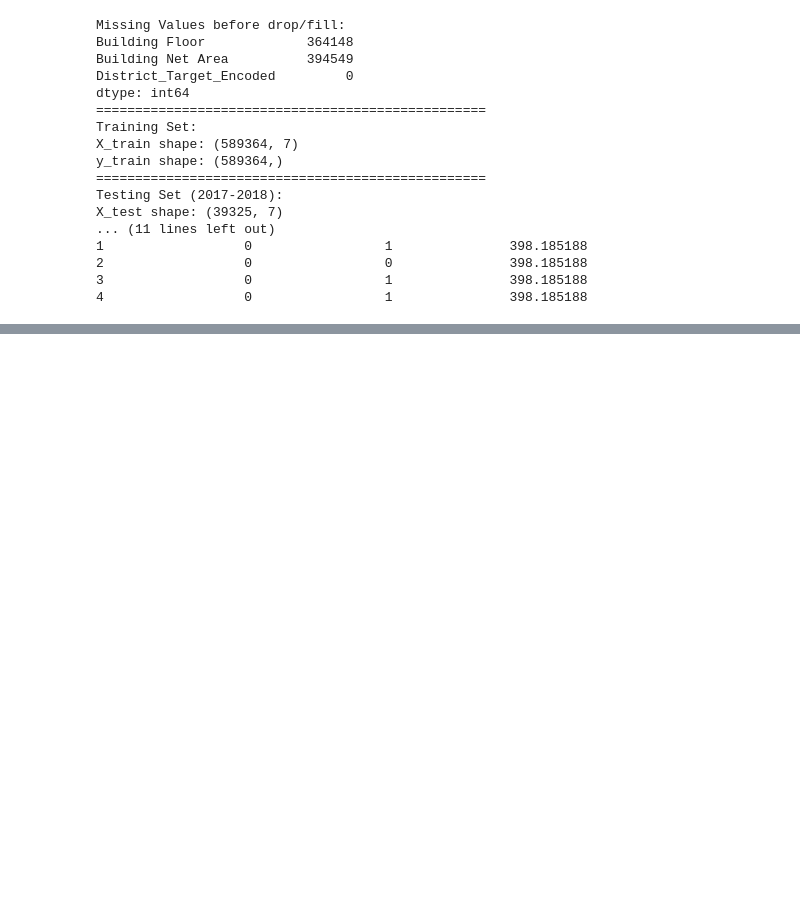
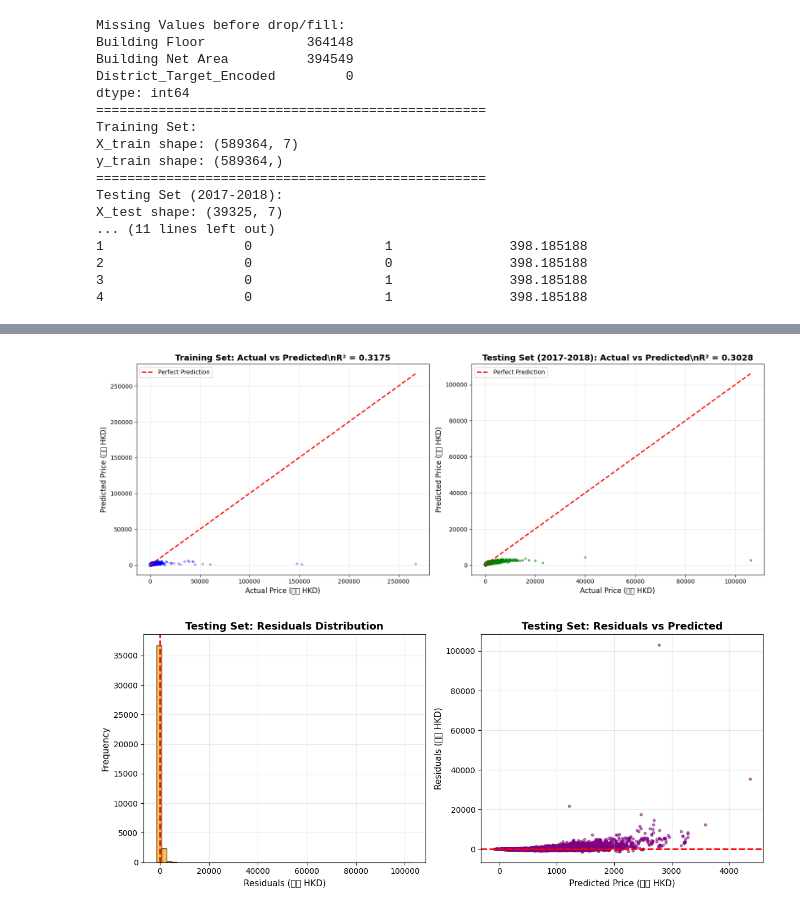
Before and after one commit to hung51607602/COMP4096_GroupProject, a Jupyter notebook: version_2.ipynb, the cells around one changed output, grey strips where cells are left out. Saved outputs shown, nothing was run; the diff lists cells and outputs as text; code cells hidden in the pictures; blank space fills up the shorter version.

```diff
--- a/version_2.ipynb
+++ b/version_2.ipynb
@@ -164,9 +164,17 @@ print(df[["Building Floor", "Building Net Area", "District_Target_Encoded"]].isn
 
 df_clean = df.dropna(subset=["Building Floor", "Building Net Area", "Building Price hkd"])
 
-# Re-apply masks on clean data
-train_mask_clean = df_clean['Transaction date'] < '2017-01-01'
-test_mask_clean = (df_clean['Transaction date'] >= '2017-01-01') & (df_clean['Transaction date'] <= '2018-12-31')
+# Convert 'Transaction date' to numeric (ordinal) for Linear Regression
+# This is CRITICAL: Linear models cannot handle datetime objects
+df_clean = df_clean.copy()  # Avoid SettingWithCopyWarning
+df_clean['Transaction date'] = df_clean['Transaction date'].map(lambda x: x.toordinal())
+
+# Re-apply masks on clean data (using ordinal comparison)
+cutoff_ordinal = pd.Timestamp('2017-01-01').toordinal()
+end_ordinal = pd.Timestamp('2018-12-31').toordinal()
+
+train_mask_clean = df_clean['Transaction date'] < cutoff_ordinal
+test_mask_clean = (df_clean['Transaction date'] >= cutoff_ordinal) & (df_clean['Transaction date'] <= end_ordinal)
 
 # 7. Split into X and y
 feature_cols = [
@@ -218,0 +333,64 @@ X_test shape: (39325, 7)
+# %%
+# 10. Visualization: Predicted vs Actual
+
+fig, axes = plt.subplots(1, 2, figsize=(16, 6))
+
+# === Left: Training Set ===
+ax1 = axes[0]
+ax1.scatter(y_train, y_pred_train, alpha=0.3, s=10, color='blue')
+# Perfect prediction line
+min_val = min(float(y_train.min()), float(y_pred_train.min()))
+max_val = max(float(y_train.max()), float(y_pred_train.max()))
+ax1.plot([min_val, max_val], [min_val, max_val], 'r--', lw=2, label='Perfect Prediction')
+
+ax1.set_xlabel('Actual Price (万元 HKD)', fontsize=12)
+ax1.set_ylabel('Predicted Price (万元 HKD)', fontsize=12)
+ax1.set_title(f'Training Set: Actual vs Predicted\\nR² = {train_r2:.4f}', fontsize=14, fontweight='bold')
+ax1.legend()
+ax1.grid(True, alpha=0.3)
+
+# === Right: Testing Set ===
+ax2 = axes[1]
+ax2.scatter(y_test, y_pred_test, alpha=0.5, s=10, color='green')
+# Perfect prediction line
+min_val = min(float(y_test.min()), float(y_pred_test.min()))
+max_val = max(float(y_test.max()), float(y_pred_test.max()))
+ax2.plot([min_val, max_val], [min_val, max_val], 'r--', lw=2, label='Perfect Prediction')
+
+ax2.set_xlabel('Actual Price (万元 HKD)', fontsize=12)
+ax2.set_ylabel('Predicted Price (万元 HKD)', fontsize=12)
+ax2.set_title(f'Testing Set (2017-2018): Actual vs Predicted\\nR² = {test_r2:.4f}', fontsize=14, fontweight='bold')
+ax2.legend()
+ax2.grid(True, alpha=0.3)
+
+plt.tight_layout()
+plt.show()
+
+# Residual Plot for Testing Set
+plt.figure(figsize=(12, 5))
+
+# Residual histogram
+residuals_test = y_test - y_pred_test
+
+plt.subplot(1, 2, 1)
+plt.hist(residuals_test, bins=50, edgecolor='black', alpha=0.7, color='orange')
+plt.axvline(x=0, color='red', linestyle='--', linewidth=2)
+plt.xlabel('Residuals (万元 HKD)', fontsize=11)
+plt.ylabel('Frequency', fontsize=11)
+plt.title('Testing Set: Residuals Distribution', fontsize=13, fontweight='bold')
+plt.grid(True, alpha=0.3)
+
+# Residual vs Predicted
+plt.subplot(1, 2, 2)
+plt.scatter(y_pred_test, residuals_test, alpha=0.5, s=10, color='purple')
+plt.axhline(y=0, color='red', linestyle='--', linewidth=2)
+plt.xlabel('Predicted Price (万元 HKD)', fontsize=11)
+plt.ylabel('Residuals (万元 HKD)', fontsize=11)
+plt.title('Testing Set: Residuals vs Predicted', fontsize=13, fontweight='bold')
+plt.grid(True, alpha=0.3)
+
+plt.tight_layout()
+plt.show()
+# %% [output]
+[figure, added]
+[figure, added]
```
Also changed, not shown: parts of 5 cells of this notebook, 1 other file.
